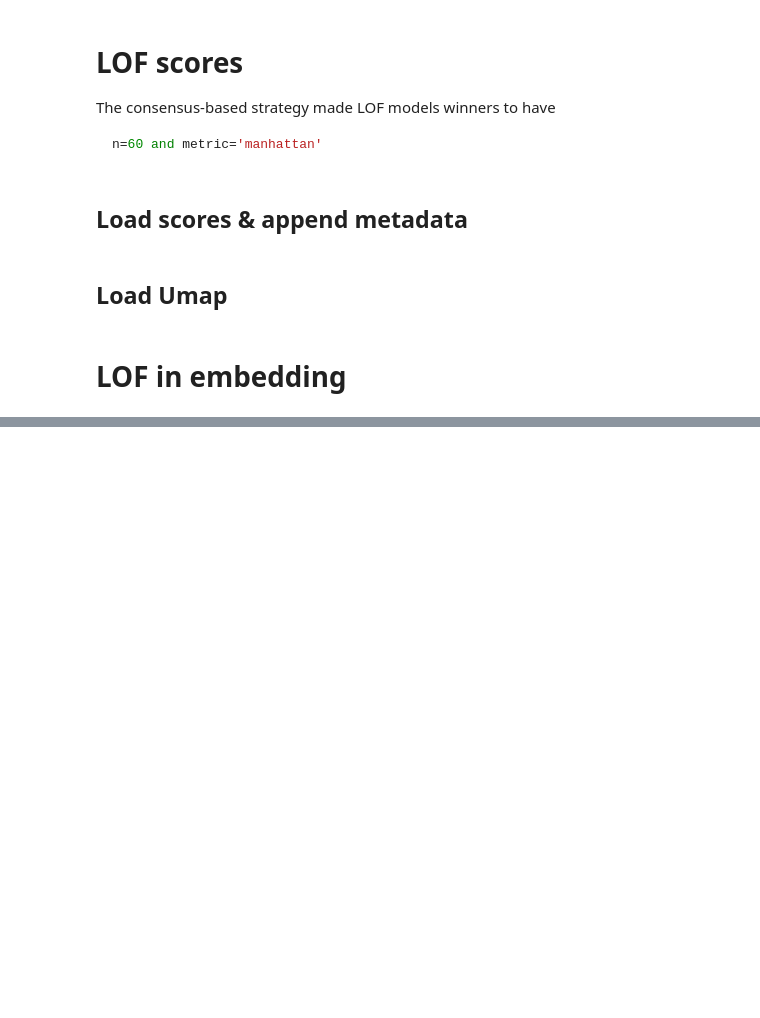
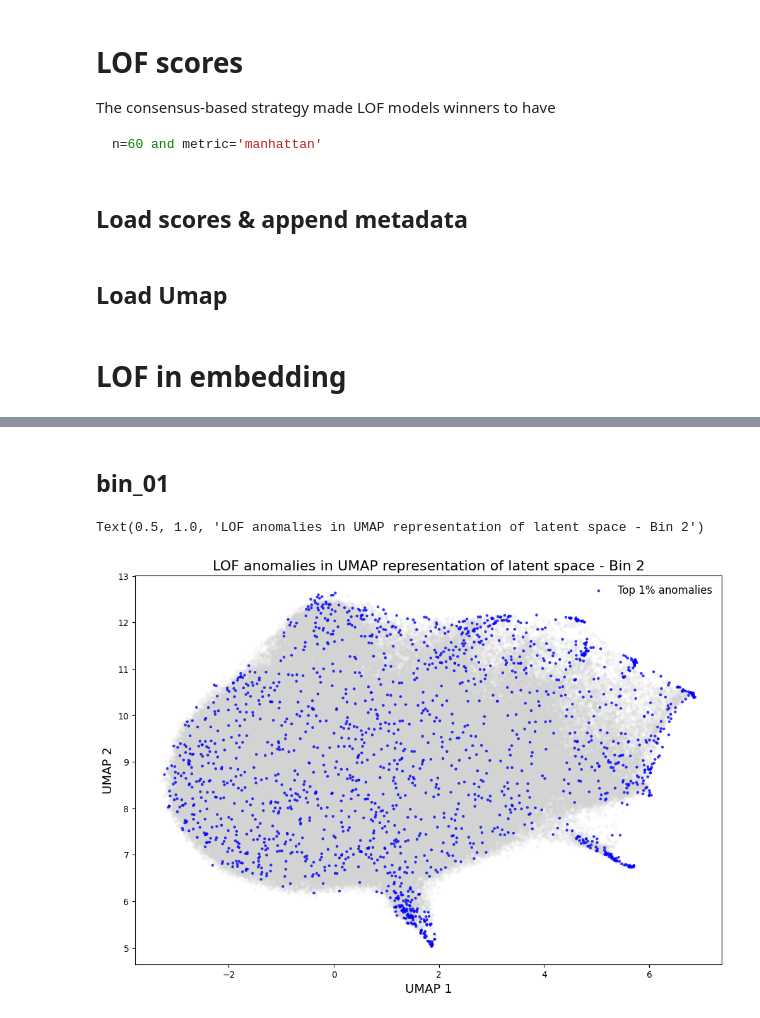
Before and after one commit to ed-ortizm/anomaly, a Jupyter notebook: thesis/lof/03_latent_lof.ipynb, the cells around one changed output, grey strips where cells are left out. Cells and saved outputs as stored; diff of their text form; code cells hidden in the pictures; blank space fills up the shorter version.

```diff
--- a/thesis/lof/03_latent_lof.ipynb
+++ b/thesis/lof/03_latent_lof.ipynb
@@ -203,0 +277,60 @@ scatter_anom = plt.scatter(
+# %% [markdown]
+## bin_01
+# %%
+bin_id = 'bin_01'
+bin_number = int(bin_id.split('_')[1])
+score_df = scores_df_dict[bin_id].copy()
+
+spec_ids_anomalies = specids_from_lof_scores(score_df)
+is_anomaly_mask = score_df.index.isin(spec_ids_anomalies)
+anomaly_threshold = score_df['lof'].quantile(0.99)
+spec_ids_inliers = score_df[score_df['lof'] < anomaly_threshold].index.to_numpy()
+is_inlier_mask = score_df.index.isin(spec_ids_inliers)
+
+# prepare embeddings
+embedding = umap_dict[bin_id]
+embedding_anomalies = embedding[is_anomaly_mask, :]
+embedding_inliers = embedding[is_inlier_mask, :]
+
+# figure
+
+fig, ax = plt.subplots(
+    1, 1,
+    figsize=(12, 8)
+)
+
+plt.scatter(
+    embedding_inliers[:, 0],
+    embedding_inliers[:, 1],
+    c='lightgrey',
+    s=10,
+    alpha=0.1,
+    # label='Inliers (99%)',
+    # rasterized=True
+)
+
+# --- Layer 2: The Anomalies ---
+scatter_anom = plt.scatter(
+    embedding_anomalies[:, 0],
+    embedding_anomalies[:, 1],
+    c='blue',
+    s=10,
+    alpha=0.8,
+    edgecolors='none',
+    label='Top 1% anomalies'
+)
+plt.legend(fontsize=12, frameon=False)
+
+# x and y labels
+plt.xlabel('UMAP 1', fontsize=14)
+plt.ylabel('UMAP 2', fontsize=14)
+
+# title
+title = (
+    f"LOF anomalies in UMAP representation of latent space - "
+    f"Bin {bin_number+1}"
+)
+plt.title(title, fontsize=16)
+# %% [output]
+Text(0.5, 1.0, 'LOF anomalies in UMAP representation of latent space - Bin 2')
+[figure, added]
```
Also changed, not shown: parts of 6 cells of this notebook.
